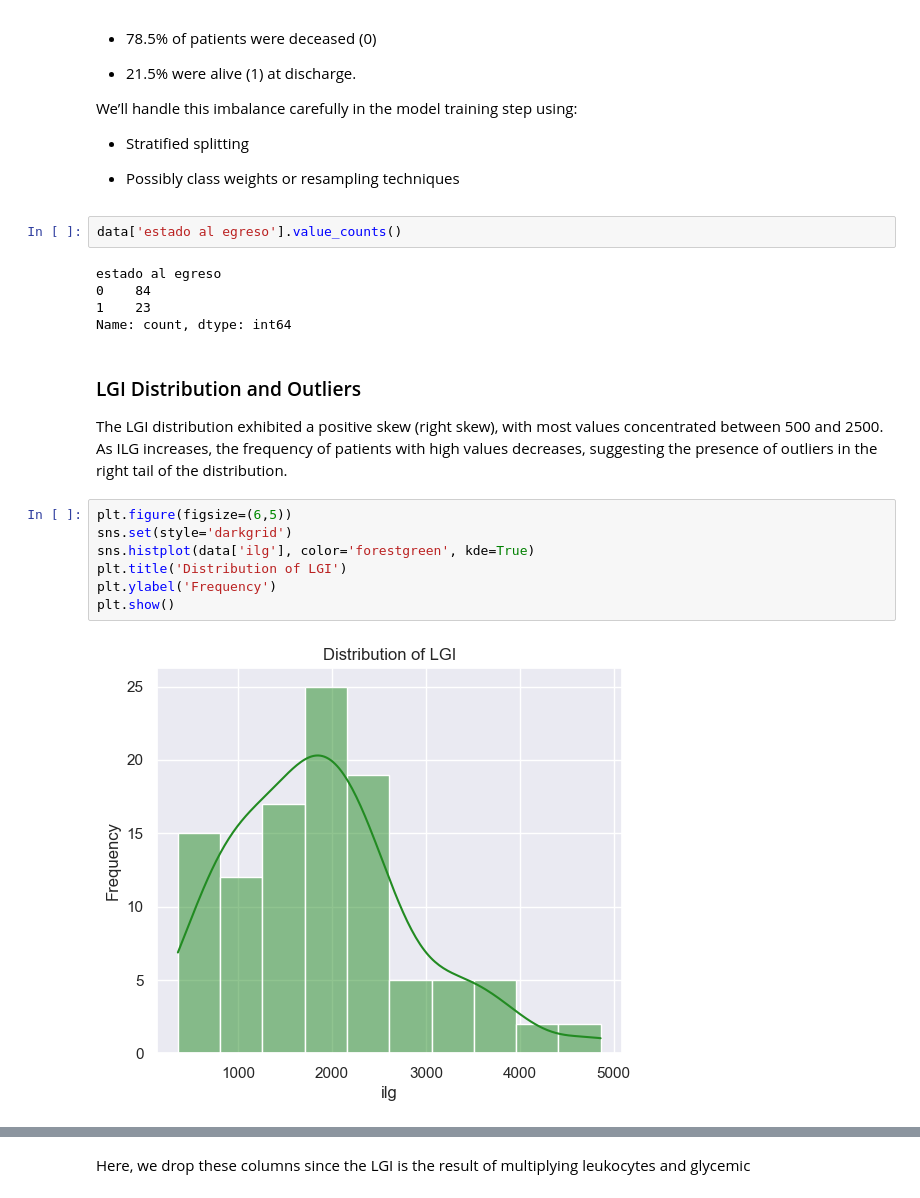
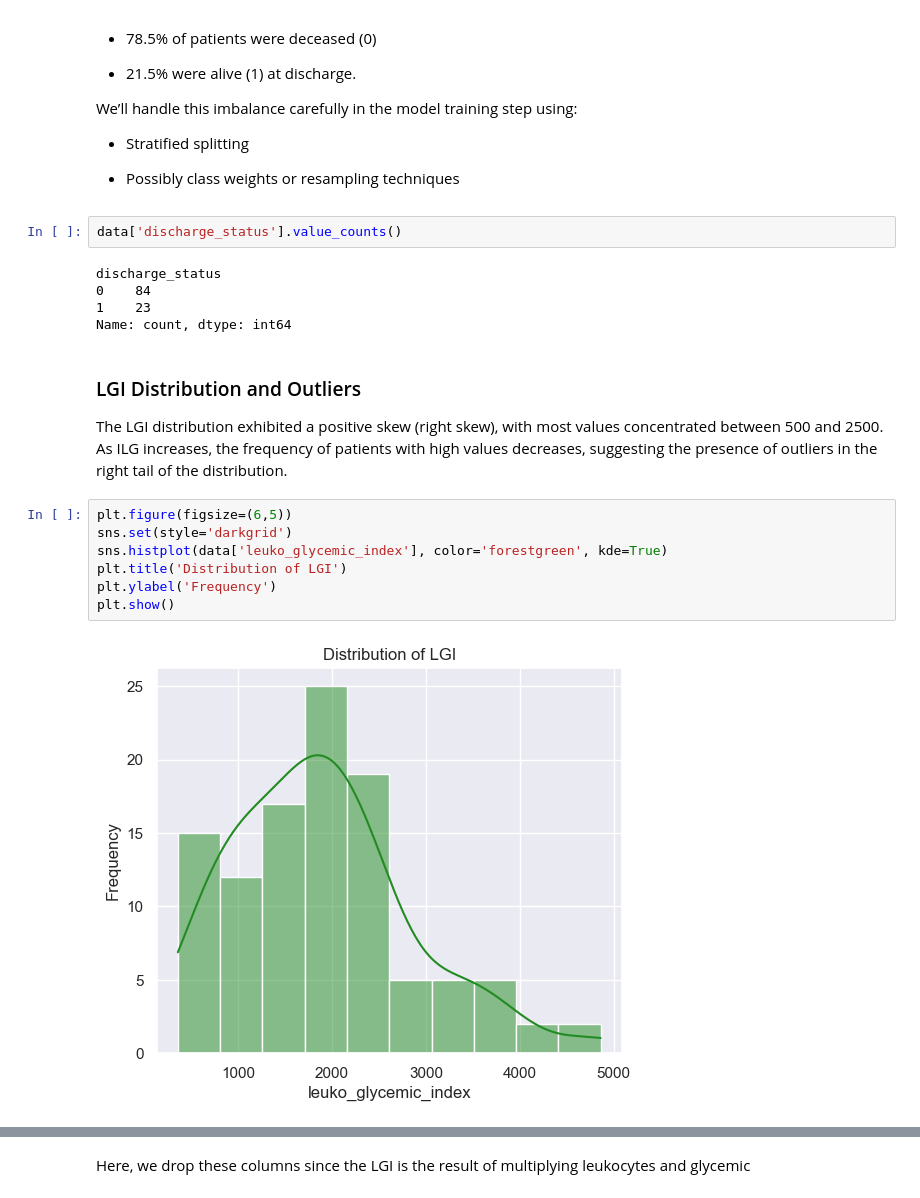
Before and after one commit to serize02/leuko-ml, a Jupyter notebook: notebooks/00_eda.ipynb, the cells around one changed output, grey strips where cells are left out. Saved outputs shown, nothing was run; the diff lists cells and outputs as text.

```diff
--- a/notebooks/00_eda.ipynb
+++ b/notebooks/00_eda.ipynb
@@ -22,9 +22,9 @@ We’ll handle this imbalance carefully in the model training step using:
 
 * Possibly class weights or resampling techniques
 # %%
-data['estado al egreso'].value_counts()
+data['discharge_status'].value_counts()
 # %% [output]
-estado al egreso
+discharge_status
 0    84
 1    23
 Name: count, dtype: int64
@@ -35,12 +35,12 @@ The LGI distribution exhibited a positive skew (right skew), with most values co
 # %%
 plt.figure(figsize=(6,5))
 sns.set(style='darkgrid')
-sns.histplot(data['ilg'], color='forestgreen', kde=True)
+sns.histplot(data['leuko_glycemic_index'], color='forestgreen', kde=True)
 plt.title('Distribution of LGI')
 plt.ylabel('Frequency')
 plt.show()
 # %% [output]
-[figure, old version]
+[figure, new version]
 # %% [markdown]
 ### Analyzing outliers
 
```
Also changed, not shown: parts of 10 cells of this notebook, 7 other files.
